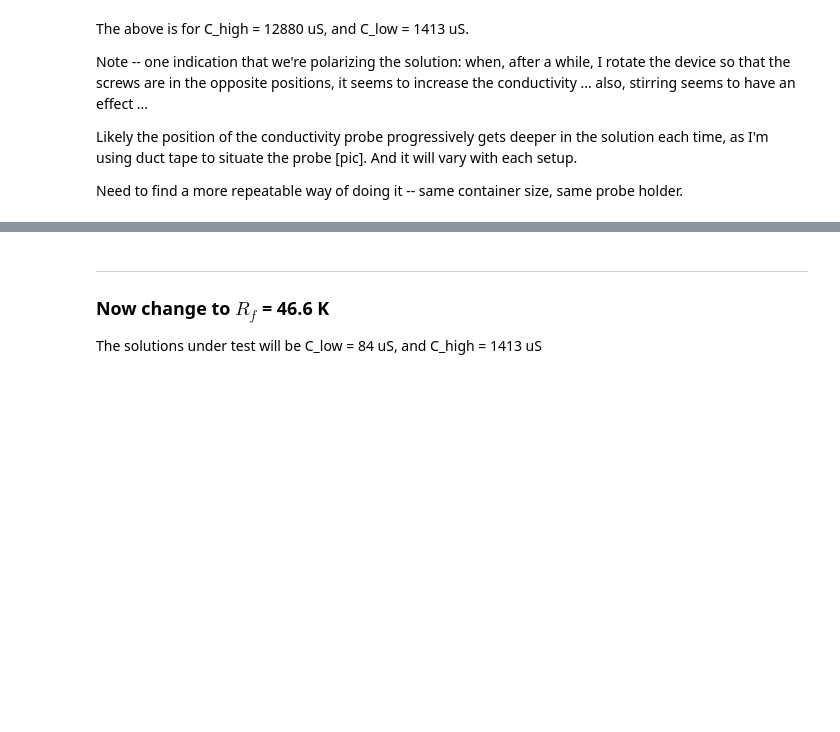
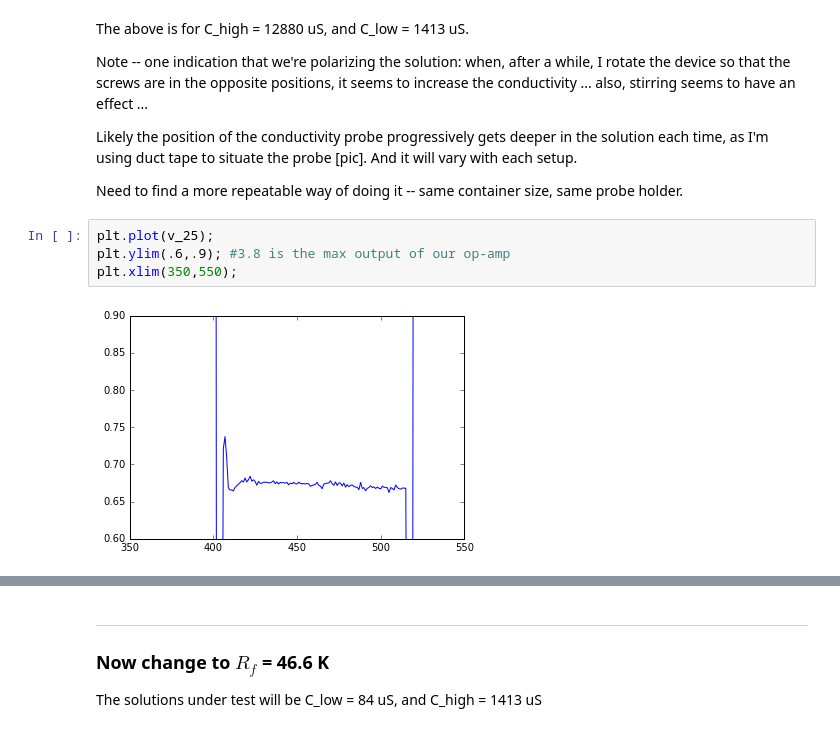
Before and after one commit to koson/conductivity-research, a Jupyter notebook: index.ipynb, the cells around one changed output, grey strips where cells are left out. Cells and saved outputs as stored; diff of their text form; blank space fills up the shorter version.

```diff
--- a/index.ipynb
+++ b/index.ipynb
@@ -815,3 +815,9 @@ Note -- one indication that we're polarizing the solution:  when, after a while,
 Likely the position of the conductivity probe progressively gets deeper in the solution each time, as I'm using duct tape to situate the probe [pic].  And it will vary with each setup.
 
 Need to find a more repeatable way of doing it -- same container size, same probe holder.
+# %%
+plt.plot(v_25);
+plt.ylim(.6,.9); #3.8 is the max output of our op-amp
+plt.xlim(350,550);
+# %% [output]
+[figure, added]
```
Also changed, not shown: parts of 13 cells of this notebook, 3 other files.
